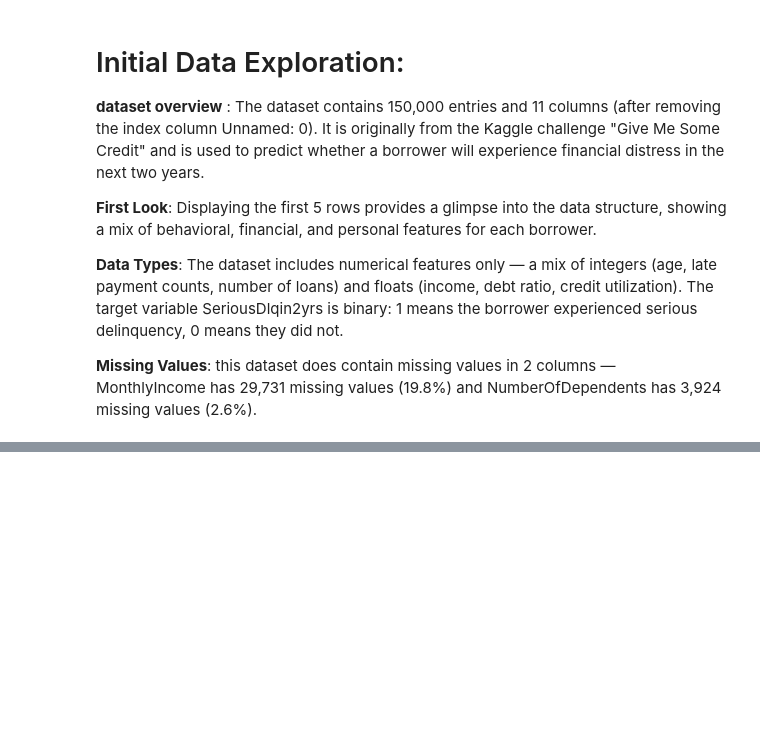
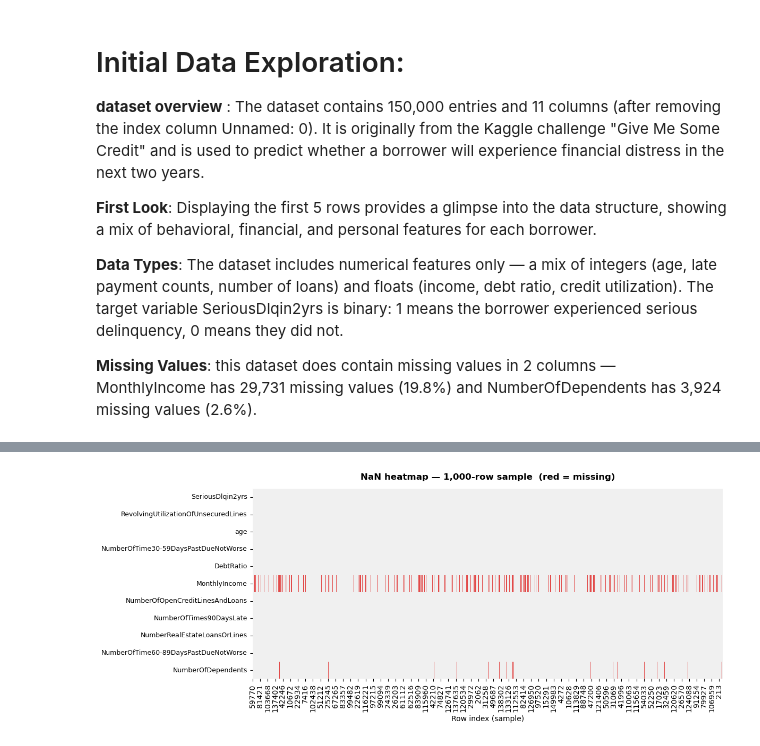
Before and after one commit to emnalakhal/Credit-Default-Prediction, a Jupyter notebook: notebook/01-introduction.ipynb, the cells around one changed output, grey strips where cells are left out. Saved outputs shown, nothing was run; the diff lists cells and outputs as text; code cells hidden in the pictures; blank space fills up the shorter version.

```diff
--- a/notebook/01-introduction.ipynb
+++ b/notebook/01-introduction.ipynb
@@ -110,0 +200,22 @@ Duplicated Values Count:
+# %%
+sample = df.sample(1000, random_state=42).isnull()
+
+fig, ax = plt.subplots(figsize=(12, 5))
+sns.heatmap(
+    sample.T,
+    cmap=["#f0f0f0", "#E24B4A"],
+    cbar=False,
+    ax=ax,
+    linewidths=0,
+    yticklabels=True,
+)
+ax.set_title("NaN heatmap — 1,000-row sample  (red = missing)", fontweight="bold", pad=12)
+ax.set_xlabel("Row index (sample)")
+ax.set_ylabel("")
+ax.tick_params(axis="y", labelsize=9)
+
+plt.tight_layout()
+plt.savefig("plot_section3_nan_heatmap.png", dpi=150, bbox_inches="tight")
+plt.show()
+# %% [output]
+[figure, added]
```
Also changed, not shown: parts of 8 cells of this notebook, 5 other files.
